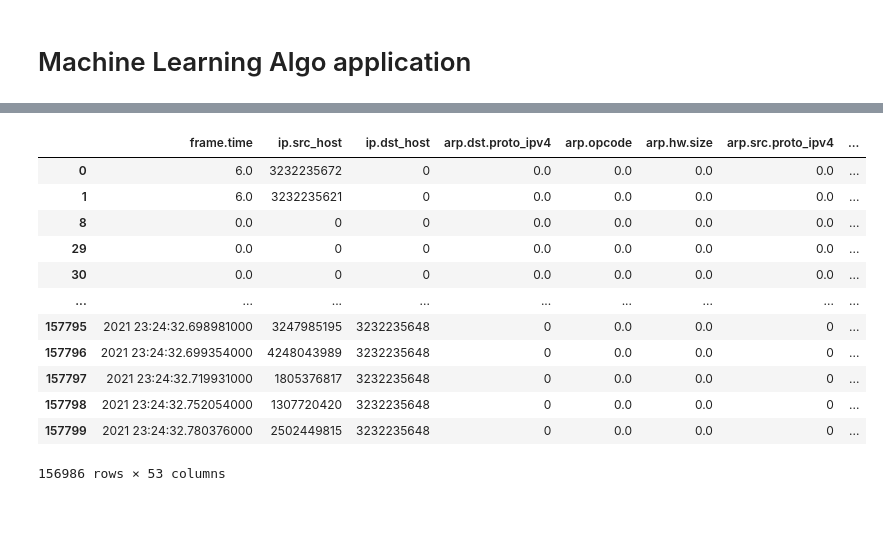
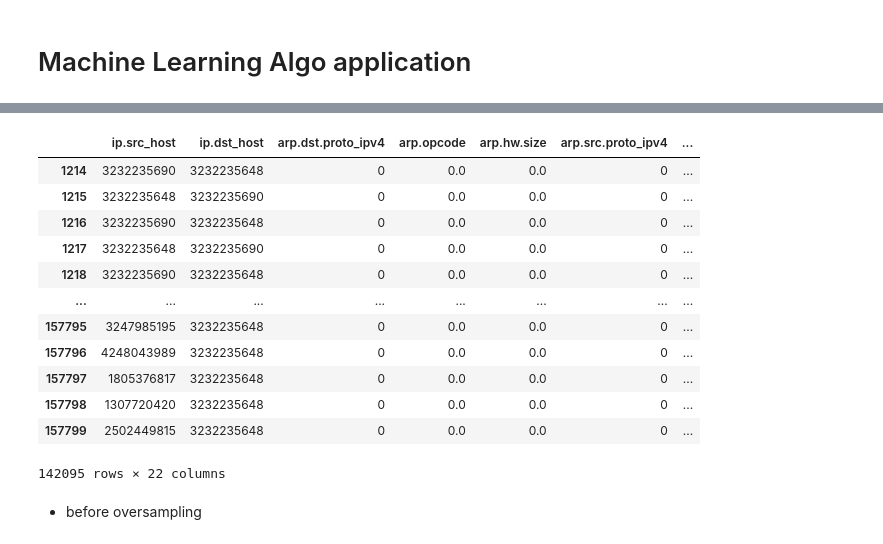
Before and after one commit to Nitincando1234/Nitin-Programming-Btech, a Jupyter notebook: ML/EdgeIIOT.ipynb, the cells around one changed output, grey strips where cells are left out. Drawn from its saved outputs; the diff is of its cells as text; code cells hidden in the pictures; blank space fills up the shorter version.

```diff
--- a/ML/EdgeIIOT.ipynb
+++ b/ML/EdgeIIOT.ipynb
@@ -301,0 +405,5 @@ cat_cols = ['http.request.method', 'http.referer', 'http.request.version',
+# %%
+print("The object attributes including labels: ", df.select_dtypes(include = "object").columns)
+cat_cols = df.select_dtypes(include = "object").columns
+cat_cols = [item for item in cat_cols if item not in ["Attack_label", "Attack_type"]]
+print("The object type attributes excluding labels: ", cat_cols)
@@ -302,5 +413,4 @@ cat_cols = ['http.request.method', 'http.referer', 'http.request.version',
 # %%
-for col in cat_cols:
-  df[col] = df[col].astype("category")
-print(df.dtypes)
+df[cat_cols] = df[cat_cols].astype("category")
+df[cat_cols].columns
 # %% [output]
@@ -347,5 +417,0 @@ Name: count, dtype: int64
-# %%
-# Encoding the categorical columns
-for col in cat_cols:
-  df[col] = df[col].cat.codes
-print(df.dtypes)
@@ -498,0 +641,4 @@ NB
+# %%
+df2 = df.copy()
+df2 = df2.drop(["Attack_label"], axis = 1)
+df2["Attack_type"].value_counts()
@@ -499,21 +663,24 @@ NB
 # %%
 # Prediction for the multiclass columns df
-X = df.drop(["Attack_type", "Attack_label", "ip.src_check"], axis = 1)
-y = df["Attack_type"]
-X_train, X_test, y_train, y_test = train_test_split(X, y, train_size = 0.8)
-X
+
+X_type = df2.drop(["Attack_type"], axis = 1)
+y_type = df2["Attack_type"]
+X_train_type, X_test_type, y_train_type, y_test_type = train_test_split(X_type, y_type, train_size = 0.85)
+X_type
 # %% [output]
-|  | frame.time | ip.src_host | ip.dst_host | arp.dst.proto_ipv4 | arp.opcode | arp.hw.size | arp.src.proto_ipv4 | ... |
-| 0 | 6.0 | 3232235672 | 0 | 0.0 | 0.0 | 0.0 | 0.0 | ... |
-| 1 | 6.0 | 3232235621 | 0 | 0.0 | 0.0 | 0.0 | 0.0 | ... |
-| 8 | 0.0 | 0 | 0 | 0.0 | 0.0 | 0.0 | 0.0 | ... |
-| 29 | 0.0 | 0 | 0 | 0.0 | 0.0 | 0.0 | 0.0 | ... |
-| 30 | 0.0 | 0 | 0 | 0.0 | 0.0 | 0.0 | 0.0 | ... |
-| ... | ... | ... | ... | ... | ... | ... | ... | ... |
-| 157795 | 2021 23:24:32.698981000 | 3247985195 | 3232235648 | 0 | 0.0 | 0.0 | 0 | ... |
-| 157796 | 2021 23:24:32.699354000 | 4248043989 | 3232235648 | 0 | 0.0 | 0.0 | 0 | ... |
-| 157797 | 2021 23:24:32.719931000 | 1805376817 | 3232235648 | 0 | 0.0 | 0.0 | 0 | ... |
-| 157798 | 2021 23:24:32.752054000 | 1307720420 | 3232235648 | 0 | 0.0 | 0.0 | 0 | ... |
-| 157799 | 2021 23:24:32.780376000 | 2502449815 | 3232235648 | 0 | 0.0 | 0.0 | 0 | ... |
+|  | ip.src_host | ip.dst_host | arp.dst.proto_ipv4 | arp.opcode | arp.hw.size | arp.src.proto_ipv4 | ... |
+| 1214 | 3232235690 | 3232235648 | 0 | 0.0 | 0.0 | 0 | ... |
+| 1215 | 3232235648 | 3232235690 | 0 | 0.0 | 0.0 | 0 | ... |
+| 1216 | 3232235690 | 3232235648 | 0 | 0.0 | 0.0 | 0 | ... |
+| 1217 | 3232235648 | 3232235690 | 0 | 0.0 | 0.0 | 0 | ... |
+| 1218 | 3232235690 | 3232235648 | 0 | 0.0 | 0.0 | 0 | ... |
+| ... | ... | ... | ... | ... | ... | ... | ... |
+| 157795 | 3247985195 | 3232235648 | 0 | 0.0 | 0.0 | 0 | ... |
+| 157796 | 4248043989 | 3232235648 | 0 | 0.0 | 0.0 | 0 | ... |
+| 157797 | 1805376817 | 3232235648 | 0 | 0.0 | 0.0 | 0 | ... |
+| 157798 | 1307720420 | 3232235648 | 0 | 0.0 | 0.0 | 0 | ... |
+| 157799 | 2502449815 | 3232235648 | 0 | 0.0 | 0.0 | 0 | ... |
-156986 rows × 53 columns
+142095 rows × 22 columns
+# %% [markdown]
+* before oversampling
 # %%
```
Also changed, not shown: parts of 98 cells of this notebook, 17 other files.
